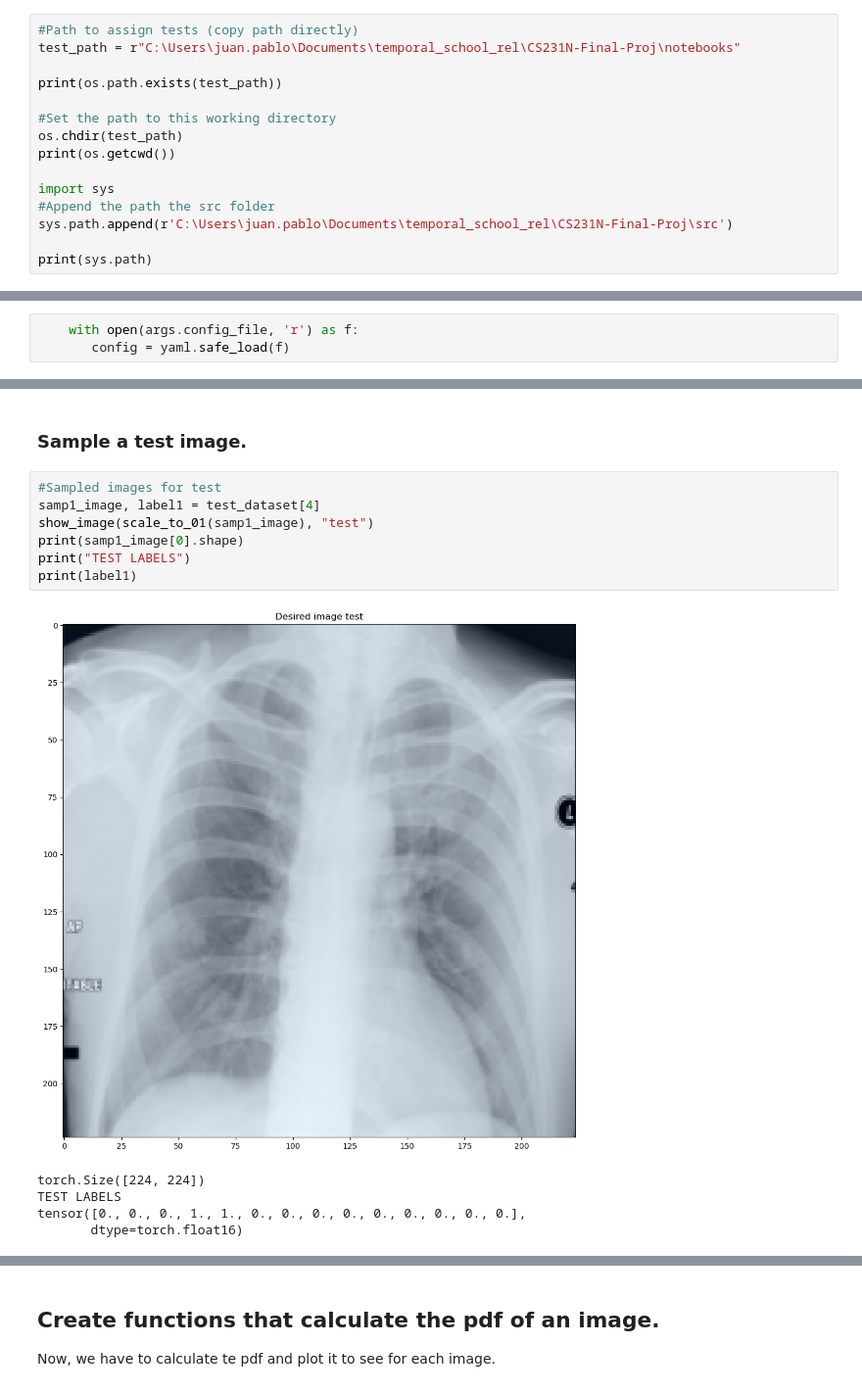
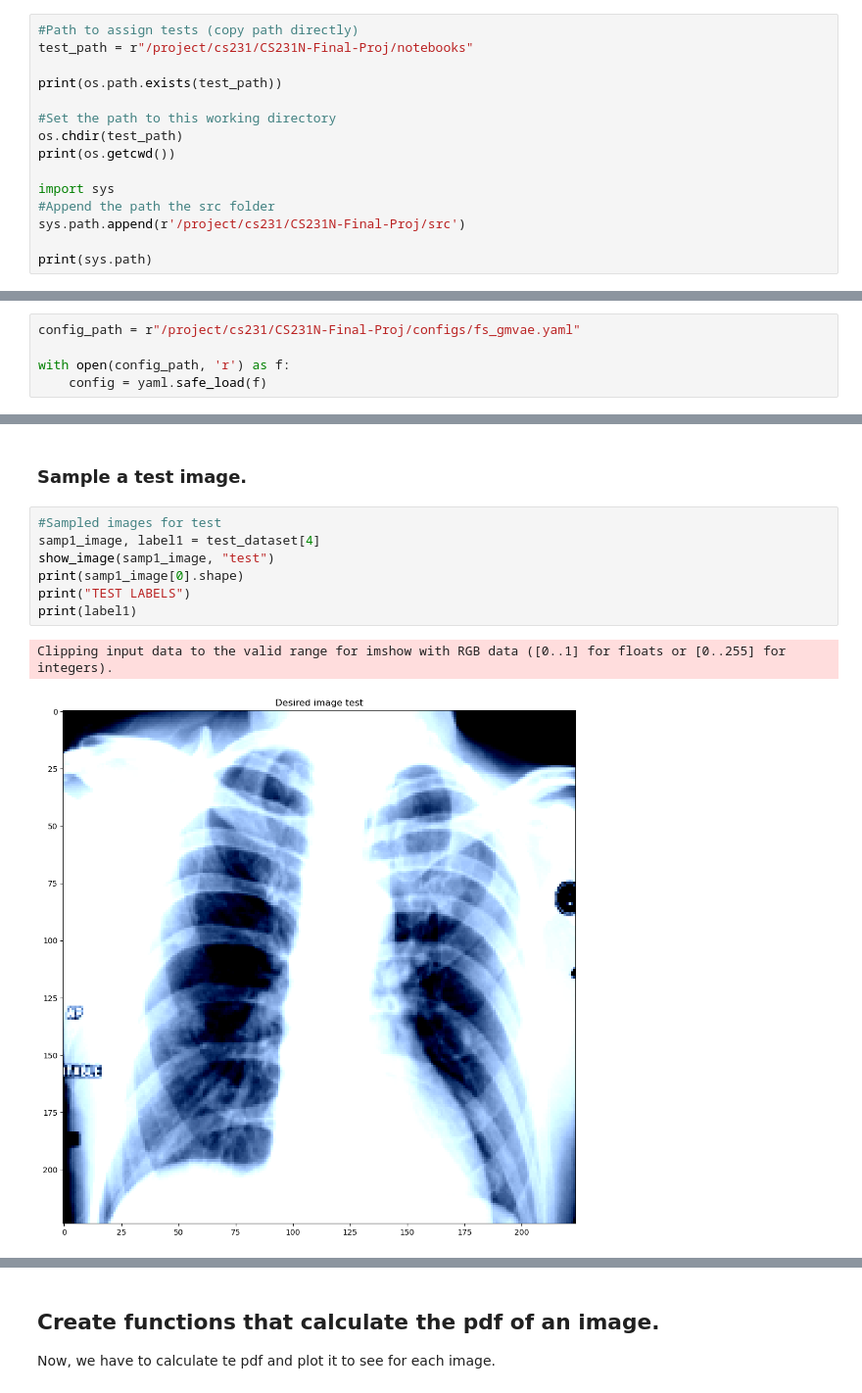
Before and after one commit to juanpajedrez/CS231N-Final-Proj, a Jupyter notebook: notebooks/ks_fsvae_images_analysis.ipynb, the cells around one changed output, grey strips where cells are left out. Shown at 98% size. Drawn from its saved outputs; the diff is of its cells as text.

```diff
--- a/notebooks/ks_fsvae_images_analysis.ipynb
+++ b/notebooks/ks_fsvae_images_analysis.ipynb
@@ -21,7 +18,7 @@ plt.rcParams['figure.figsize'] = [20, 12]
 Make sure the setup the paths properly!
 # %%
 #Path to assign tests (copy path directly)
-test_path = r"C:\Users\juan.pablo\Documents\temporal_school_rel\CS231N-Final-Proj\notebooks"
+test_path = r"/project/cs231/CS231N-Final-Proj/notebooks"
 
 print(os.path.exists(test_path))
 
@@ -31,7 +28,7 @@ print(os.getcwd())
 
 import sys
 #Append the path the src folder
-sys.path.append(r'C:\Users\juan.pablo\Documents\temporal_school_rel\CS231N-Final-Proj\src')
+sys.path.append(r'/project/cs231/CS231N-Final-Proj/src')
 
 print(sys.path)
 # %% [output]
@@ -41,6 +38,8 @@ c:\Users\juan.pablo\Documents\temporal_school_rel\CS231N-Final-Proj\notebooks
 # %%
-    with open(args.config_file, 'r') as f:
-       config = yaml.safe_load(f)
+config_path = r"/project/cs231/CS231N-Final-Proj/configs/fs_gmvae.yaml"
+
+with open(config_path, 'r') as f:
+    config = yaml.safe_load(f)
 # %% [markdown]
 ### Import the necessary module for downloading
 
@@ -153,13 +152,10 @@ def scale_to_01(tensor):
 # %%
 #Sampled images for test
 samp1_image, label1 = test_dataset[4]
-show_image(scale_to_01(samp1_image), "test")
+show_image(samp1_image, "test")
 print(samp1_image[0].shape)
 print("TEST LABELS")
 print(label1)
 # %% [output]
+Clipping input data to the valid range for imshow with RGB data ([0..1] for floats or [0..255] for integers).
-[figure, old version]
+[figure, new version]
-torch.Size([224, 224])
-TEST LABELS
-tensor([0., 0., 0., 1., 1., 0., 0., 0., 0., 0., 0., 0., 0., 0.],
-       dtype=torch.float16)
```
Also changed, not shown: parts of 4 cells of this notebook, 15 other files.
